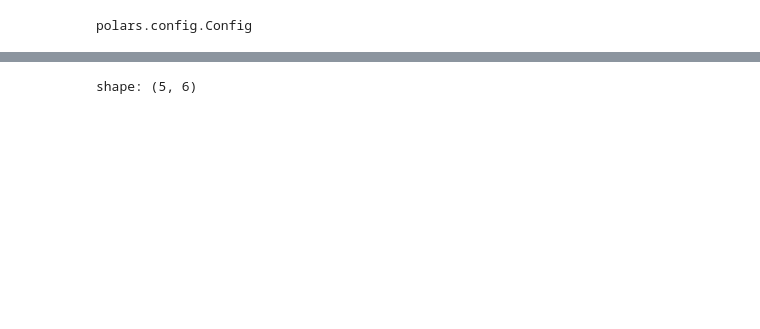
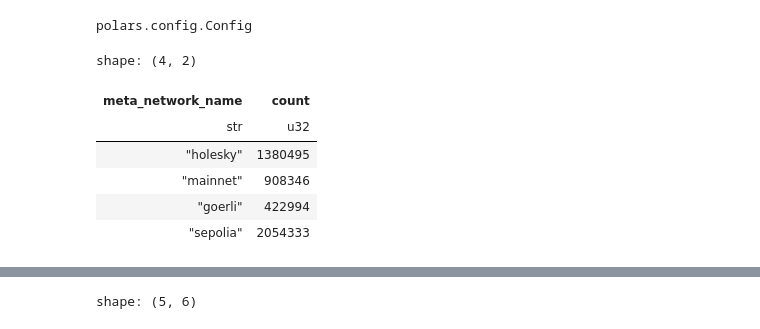
Before and after one commit to Evan-Kim2028/eip4844_blob_data, a Jupyter notebook: analysis/blob_mempool/blob_mempool_all.ipynb, the cells around one changed output, grey strips where cells are left out. Saved outputs shown, nothing was run; the diff lists cells and outputs as text; code cells hidden in the pictures; blank space fills up the shorter version.

```diff
--- a/analysis/blob_mempool/blob_mempool_all.ipynb
+++ b/analysis/blob_mempool/blob_mempool_all.ipynb
@@ -14,3 +14,13 @@ pl.Config.set_fmt_float("full")
 polars.config.Config
 # %%
 df = pl.read_parquet("all_blob_analysis_3w.parquet")
+# %%
+df.group_by('meta_network_name').agg(pl.len().alias('count'))
+# %% [output]
+shape: (4, 2)
+| meta_network_name | count |
+| str | u32 |
+| "holesky" | 1380495 |
+| "mainnet" | 908346 |
+| "goerli" | 422994 |
+| "sepolia" | 2054333 |
```
Also changed, not shown: parts of 6 cells of this notebook, 6 other files.
